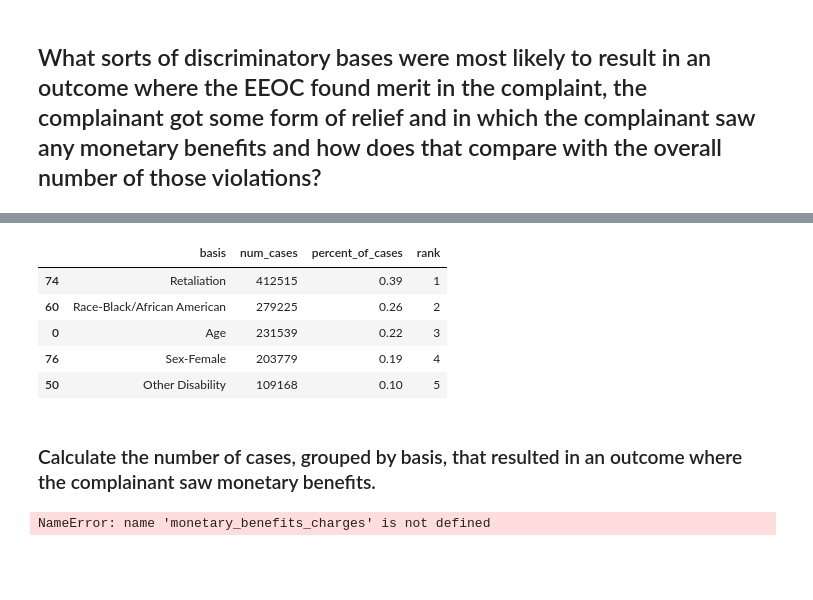
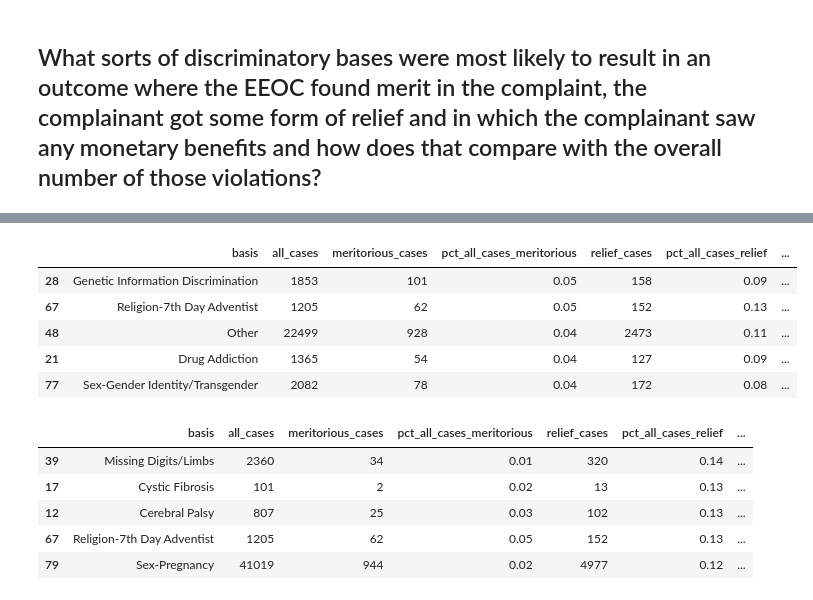
Before and after one commit to PublicI/employment-discrimination, a Jupyter notebook: employment-discrimination.ipynb, the cells around one changed output, grey strips where cells are left out. Drawn from its saved outputs; the diff is of its cells as text; code cells hidden in the pictures; blank space fills up the shorter version.

```diff
--- a/employment-discrimination.ipynb
+++ b/employment-discrimination.ipynb
@@ -396,22 +431,0 @@ meritorious_cases_by_basis.sort_values("charge_num").head()
-# %%
-all_cases_by_basis = all_cases.groupby("basis").count().reset_index()
-all_cases_by_basis.rename(columns={"charge_num": "num_cases"}, inplace=True)
-all_cases_by_basis.drop("num_issues", axis=1, inplace=True)
-all_cases_by_basis["percent_of_cases"] = all_cases_by_basis["num_cases"] / charges["charge_num"].nunique()
-all_cases_by_basis["rank"] = all_cases_by_basis["percent_of_cases"].rank(method="min", ascending=False).astype(int)
-all_cases_by_basis.sort_values("num_cases", ascending=False).head()
-# %% [output]
-|  | basis | num_cases | percent_of_cases | rank |
-| 74 | Retaliation | 412515 | 0.39 | 1 |
-| 60 | Race-Black/African American | 279225 | 0.26 | 2 |
-| 0 | Age | 231539 | 0.22 | 3 |
-| 76 | Sex-Female | 203779 | 0.19 | 4 |
-| 50 | Other Disability | 109168 | 0.10 | 5 |
-# %% [markdown]
-### Calculate the number of cases, grouped by basis, that resulted in an outcome where the complainant saw monetary benefits.
-# %%
-monetary_benefits_cases = monetary_benefits_charges.groupby(["charge_num", "basis"])["issue"].count().reset_index()
-monetary_benefits_cases.rename(columns={"issue": "num_issues"}, inplace=True)
-monetary_benefits_cases.sort_values("charge_num").head()
-# %% [output]
-NameError: name 'monetary_benefits_charges' is not defined
@@ -424,0 +432,18 @@ monetary_benefits_by_basis.sort_values("num_cases", ascending=False).head()
+# %%
+cases_by_basis.sort_values("pct_all_cases_meritorious", ascending=False).head()
+# %% [output]
+|  | basis | all_cases | meritorious_cases | pct_all_cases_meritorious | relief_cases | pct_all_cases_relief | ... |
+| 28 | Genetic Information Discrimination | 1853 | 101 | 0.05 | 158 | 0.09 | ... |
+| 67 | Religion-7th Day Adventist | 1205 | 62 | 0.05 | 152 | 0.13 | ... |
+| 48 | Other | 22499 | 928 | 0.04 | 2473 | 0.11 | ... |
+| 21 | Drug Addiction | 1365 | 54 | 0.04 | 127 | 0.09 | ... |
+| 77 | Sex-Gender Identity/Transgender | 2082 | 78 | 0.04 | 172 | 0.08 | ... |
+# %%
+cases_by_basis.sort_values("pct_all_cases_relief", ascending=False).head()
+# %% [output]
+|  | basis | all_cases | meritorious_cases | pct_all_cases_meritorious | relief_cases | pct_all_cases_relief | ... |
+| 39 | Missing Digits/Limbs | 2360 | 34 | 0.01 | 320 | 0.14 | ... |
+| 17 | Cystic Fibrosis | 101 | 2 | 0.02 | 13 | 0.13 | ... |
+| 12 | Cerebral Palsy | 807 | 25 | 0.03 | 102 | 0.13 | ... |
+| 67 | Religion-7th Day Adventist | 1205 | 62 | 0.05 | 152 | 0.13 | ... |
+| 79 | Sex-Pregnancy | 41019 | 944 | 0.02 | 4977 | 0.12 | ... |
```
Also changed, not shown: parts of 25 cells of this notebook.
